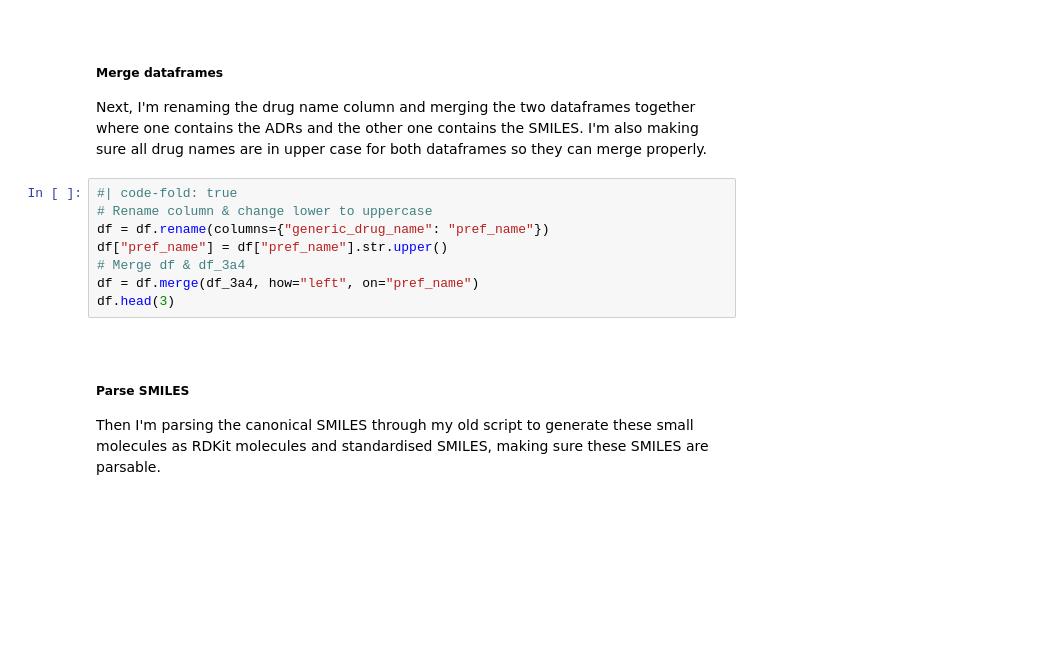
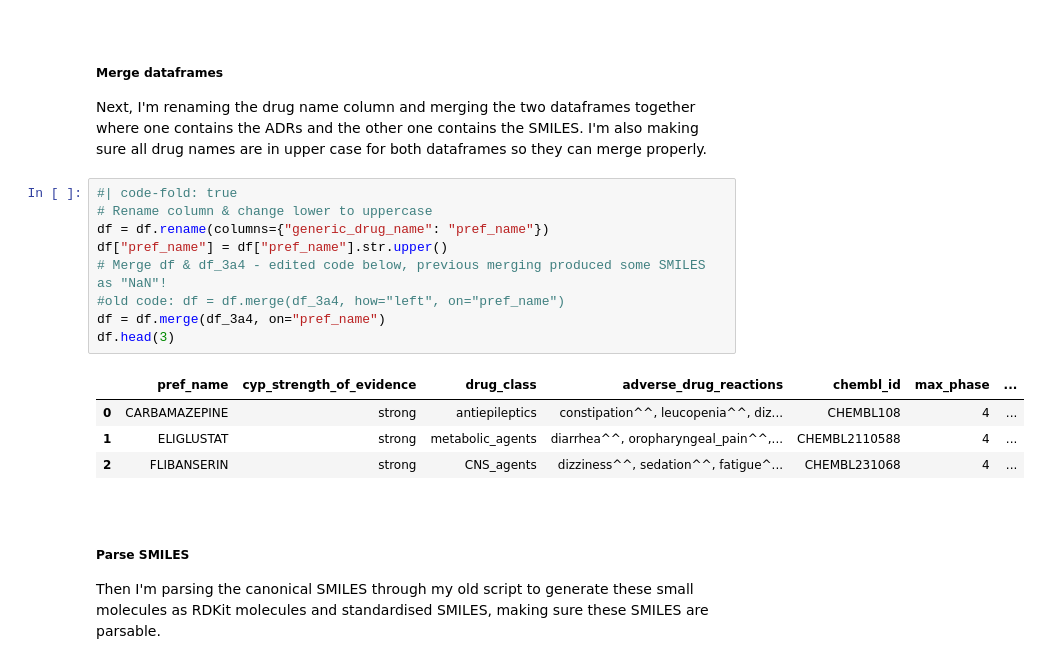
Before and after one commit to jhylin/Adverse_drug_reactions, a Jupyter notebook: 2_ADR_regressor.ipynb, the cells around one changed output. Saved outputs shown, nothing was run; the diff lists cells and outputs as text; blank space fills up the shorter version.

```diff
--- a/2_ADR_regressor.ipynb
+++ b/2_ADR_regressor.ipynb
@@ -107,11 +134,17 @@ Next, I'm renaming the drug name column and merging the two dataframes together
 # %%
 #| code-fold: true
 # Rename column & change lower to uppercase
 df = df.rename(columns={"generic_drug_name": "pref_name"})
 df["pref_name"] = df["pref_name"].str.upper()
-# Merge df & df_3a4
-df = df.merge(df_3a4, how="left", on="pref_name")
+# Merge df & df_3a4 - edited code below, previous merging produced some SMILES as "NaN"!
+#old code: df = df.merge(df_3a4, how="left", on="pref_name")
+df = df.merge(df_3a4, on="pref_name")
 df.head(3)
+# %% [output]
+|  | pref_name | cyp_strength_of_evidence | drug_class | adverse_drug_reactions | chembl_id | max_phase | ... |
+| 0 | CARBAMAZEPINE | strong | antiepileptics | constipation^^, leucopenia^^, diz... | CHEMBL108 | 4 | ... |
+| 1 | ELIGLUSTAT | strong | metabolic_agents | diarrhea^^, oropharyngeal_pain^^,... | CHEMBL2110588 | 4 | ... |
+| 2 | FLIBANSERIN | strong | CNS_agents | dizziness^^, sedation^^, fatigue^... | CHEMBL231068 | 4 | ... |
 # %% [markdown]
 <br>
 
```
Also changed, not shown: parts of 34 cells of this notebook.
